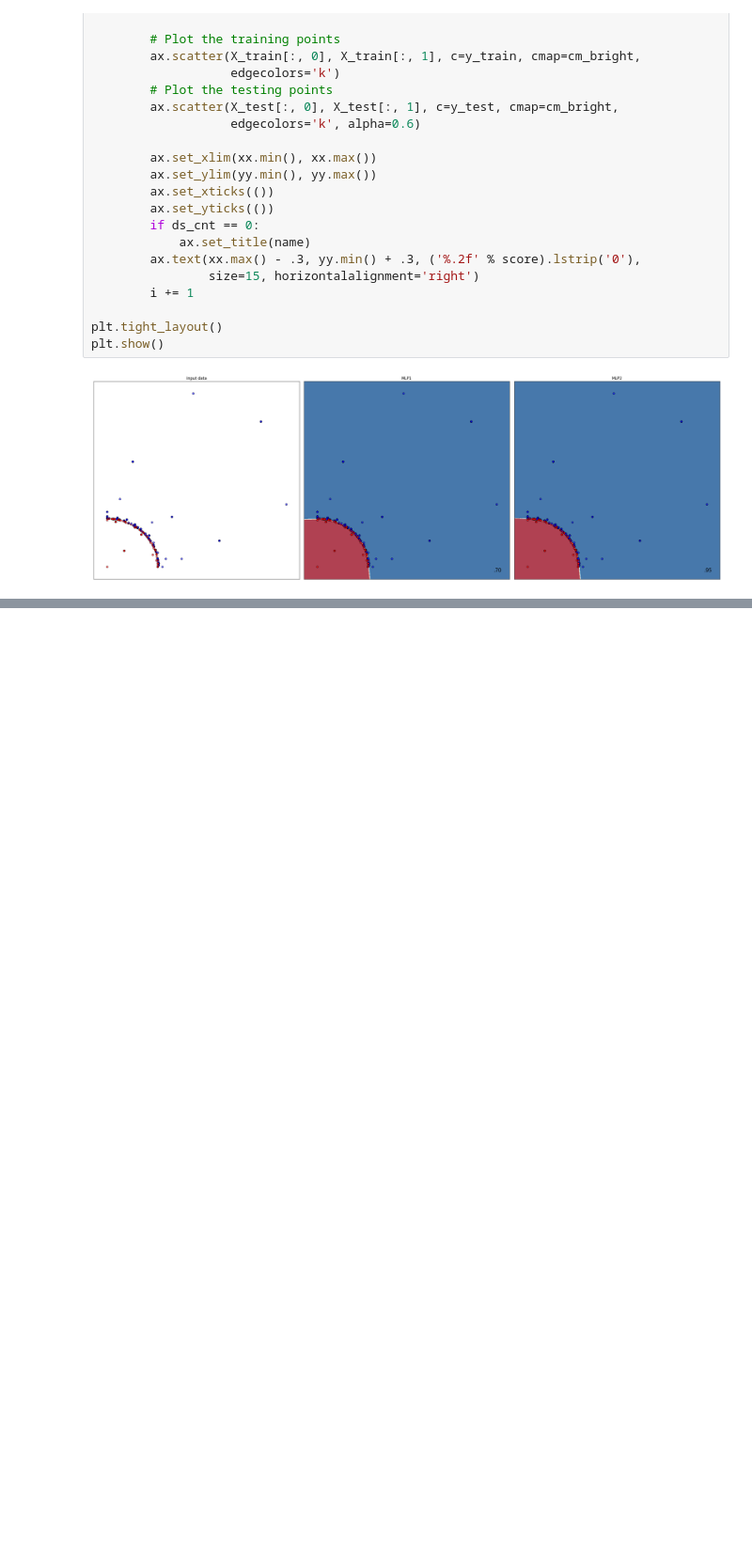
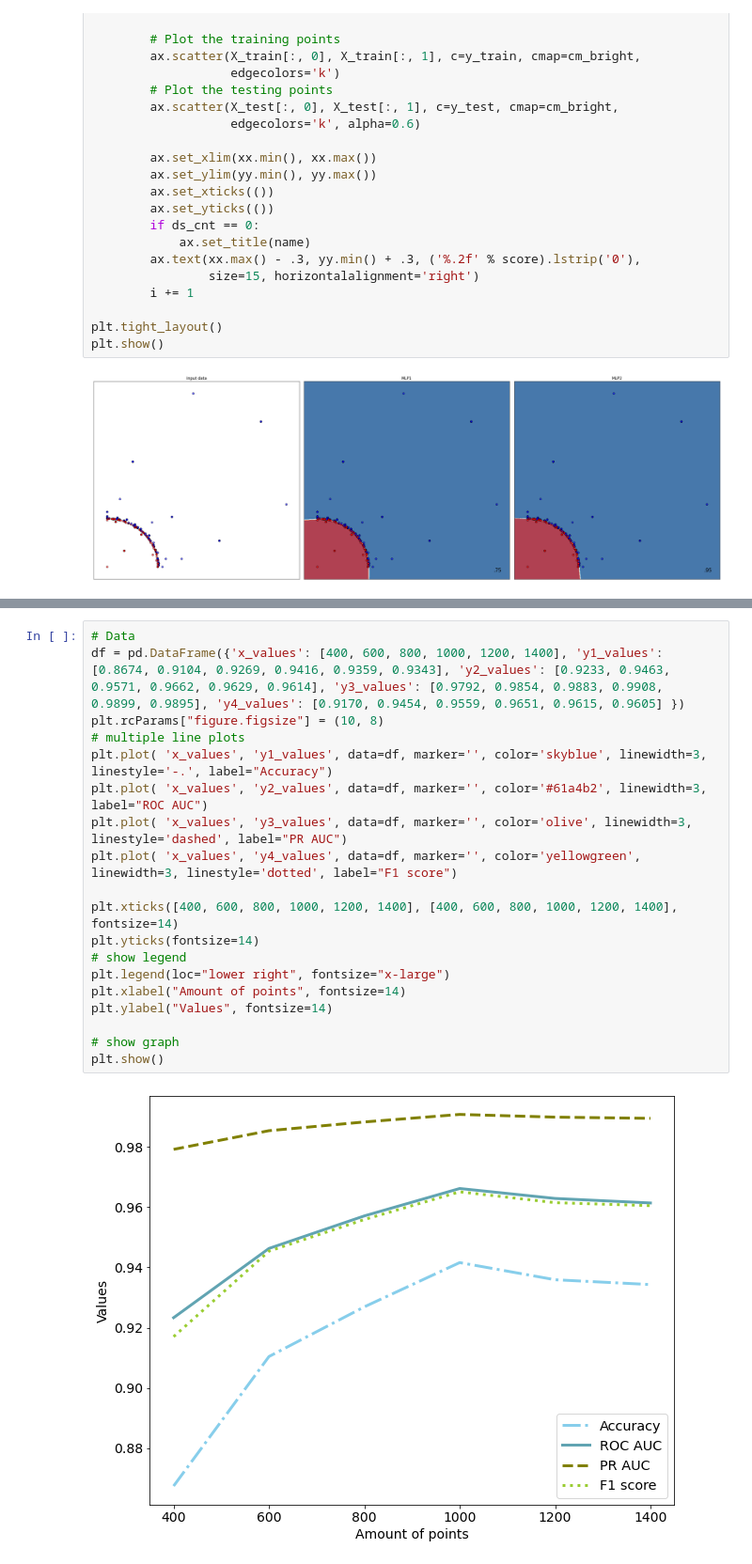
Before and after one commit to mihailselezniov/Deformation, a Jupyter notebook: 19/classifier_plot.ipynb, the cells around one changed output, grey strips where cells are left out. Shown at 94% size. Drawn from its saved outputs; the diff is of its cells as text; blank space fills up the shorter version.

```diff
--- a/19/classifier_plot.ipynb
+++ b/19/classifier_plot.ipynb
@@ -775,0 +1870,21 @@ with imageio.get_writer('img/gcm_1.gif', mode='I') as writer:
+# %%
+# Data
+df = pd.DataFrame({'x_values': [400, 600, 800, 1000, 1200, 1400], 'y1_values': [0.8674, 0.9104, 0.9269, 0.9416, 0.9359, 0.9343], 'y2_values': [0.9233, 0.9463, 0.9571, 0.9662, 0.9629, 0.9614], 'y3_values': [0.9792, 0.9854, 0.9883, 0.9908, 0.9899, 0.9895], 'y4_values': [0.9170, 0.9454, 0.9559, 0.9651, 0.9615, 0.9605] })
+plt.rcParams["figure.figsize"] = (10, 8)
+# multiple line plots
+plt.plot( 'x_values', 'y1_values', data=df, marker='', color='skyblue', linewidth=3, linestyle='-.', label="Accuracy")
+plt.plot( 'x_values', 'y2_values', data=df, marker='', color='#61a4b2', linewidth=3, label="ROC AUC")
+plt.plot( 'x_values', 'y3_values', data=df, marker='', color='olive', linewidth=3, linestyle='dashed', label="PR AUC")
+plt.plot( 'x_values', 'y4_values', data=df, marker='', color='yellowgreen', linewidth=3, linestyle='dotted', label="F1 score")
+
+plt.xticks([400, 600, 800, 1000, 1200, 1400], [400, 600, 800, 1000, 1200, 1400], fontsize=14)
+plt.yticks(fontsize=14)
+# show legend
+plt.legend(loc="lower right", fontsize="x-large")
+plt.xlabel("Amount of points", fontsize=14)
+plt.ylabel("Values", fontsize=14)
+
+# show graph
+plt.show()
+# %% [output]
+[figure, added]
```
Also changed, not shown: parts of 26 cells of this notebook, 4 other files.
